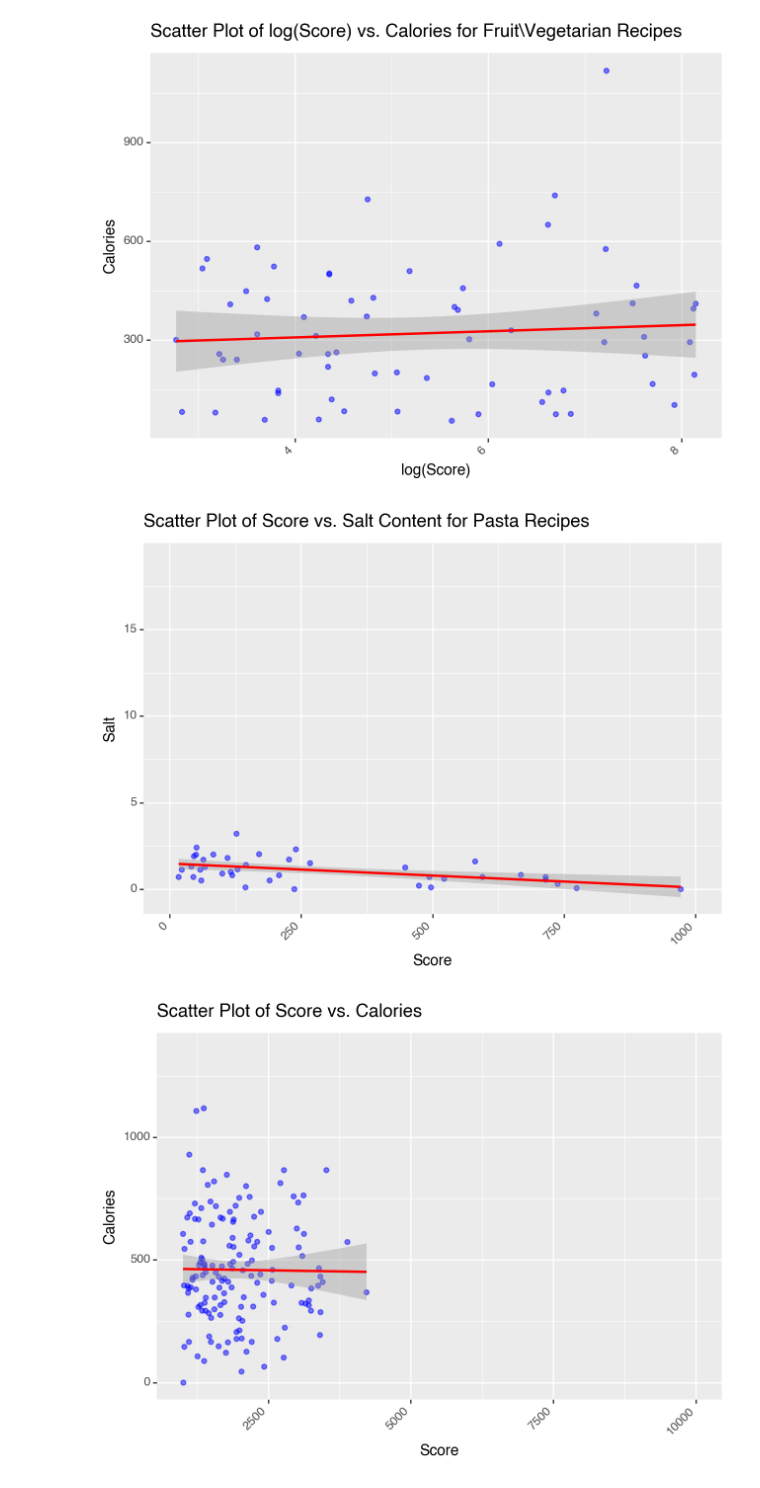
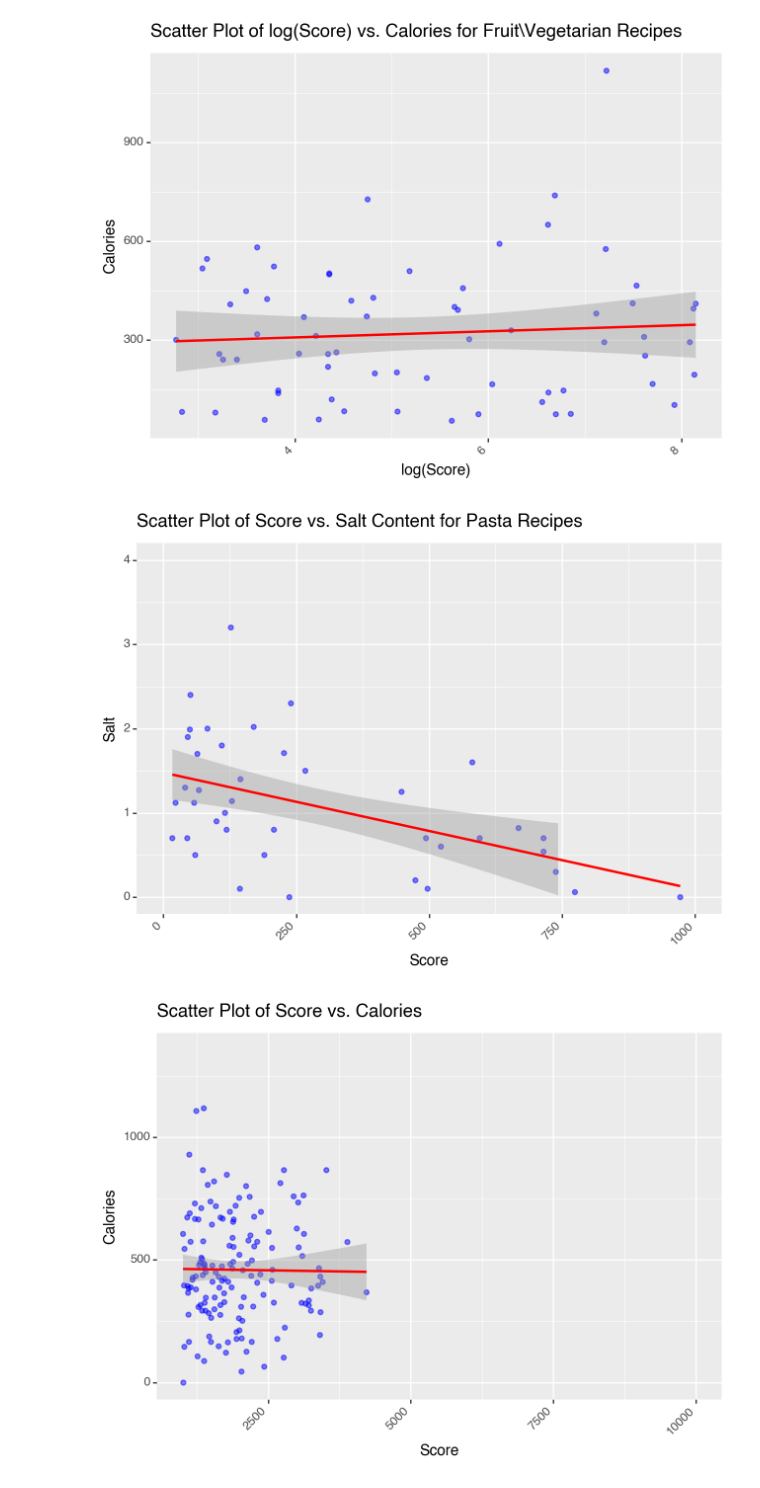
Before and after one commit to lse-ds105/ds105a-project-chadgpt, a Jupyter notebook: notebooks/04 Tests for Cosine Similarity.ipynb, the cells around one changed output. Drawn from its saved outputs; the diff is of its cells as text; code cells hidden in the pictures.

```diff
--- a/notebooks/04 Tests for Cosine Similarity.ipynb
+++ b/notebooks/04 Tests for Cosine Similarity.ipynb
@@ -230,18 +264,19 @@ print(plot)
 # %%
 from plotnine import ggplot, aes, geom_point, geom_smooth, facet_wrap, labs, theme, element_text, xlim, ylim
 
 plot = (
     ggplot(df_pasta, aes(x='score', y='salt'))
     + geom_point(alpha=0.5, color='blue')
     + geom_smooth(method='lm', color='red')
     + labs(title='Scatter Plot of Score vs. Salt Content for Pasta Recipes', x='Score', y='Salt')
     + theme(axis_text_x=element_text(angle=45, hjust=1))
     + xlim(0, 1000)
+    + ylim(0, 4)
 )
 
 print(plot)
 # %% [output]
-[figure, old version]
+[figure, new version]
 # %%
 from plotnine import ggplot, aes, geom_point, geom_smooth, facet_wrap, labs, theme, element_text, xlim, ylim
 
```
Also changed, not shown: parts of 3 cells of this notebook.
